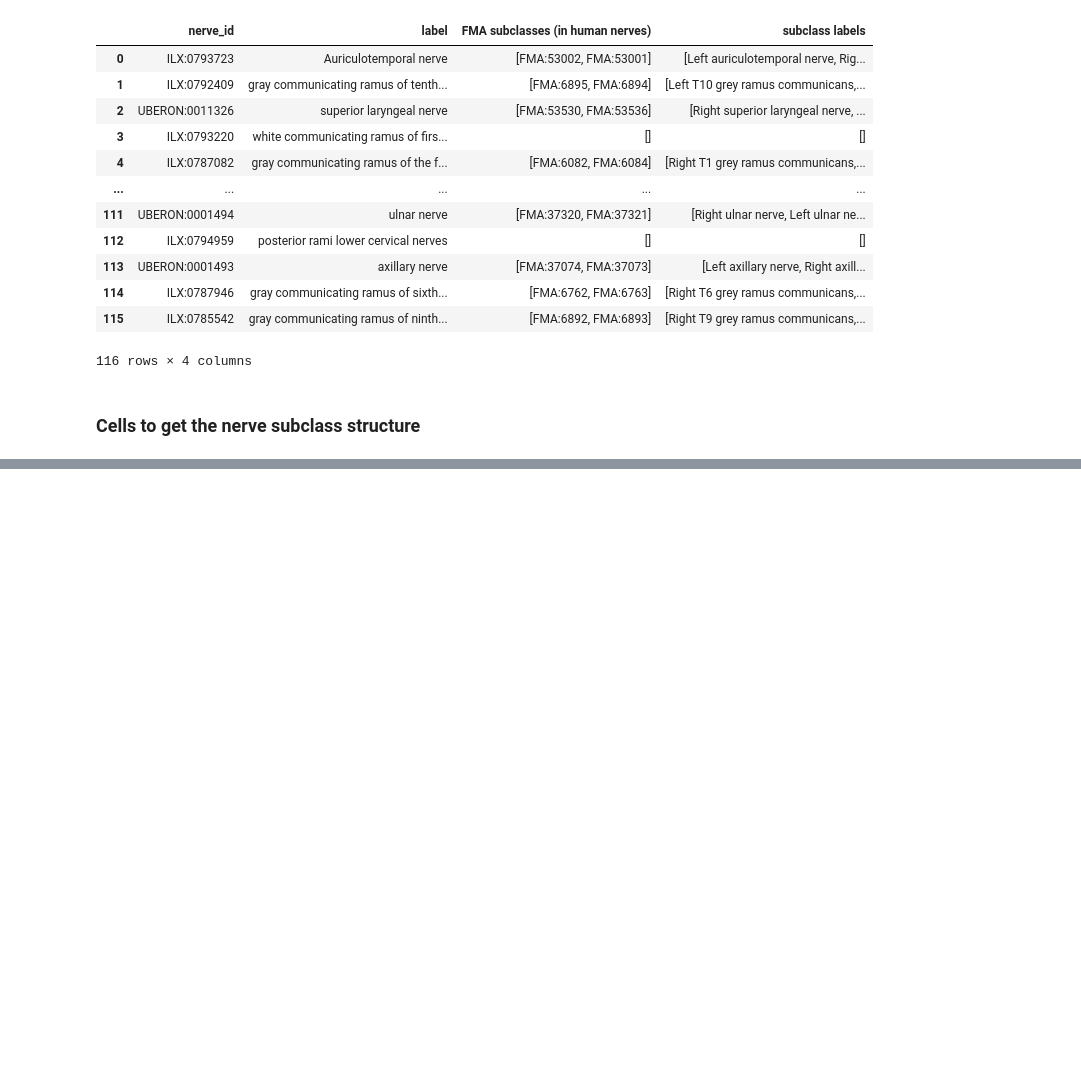
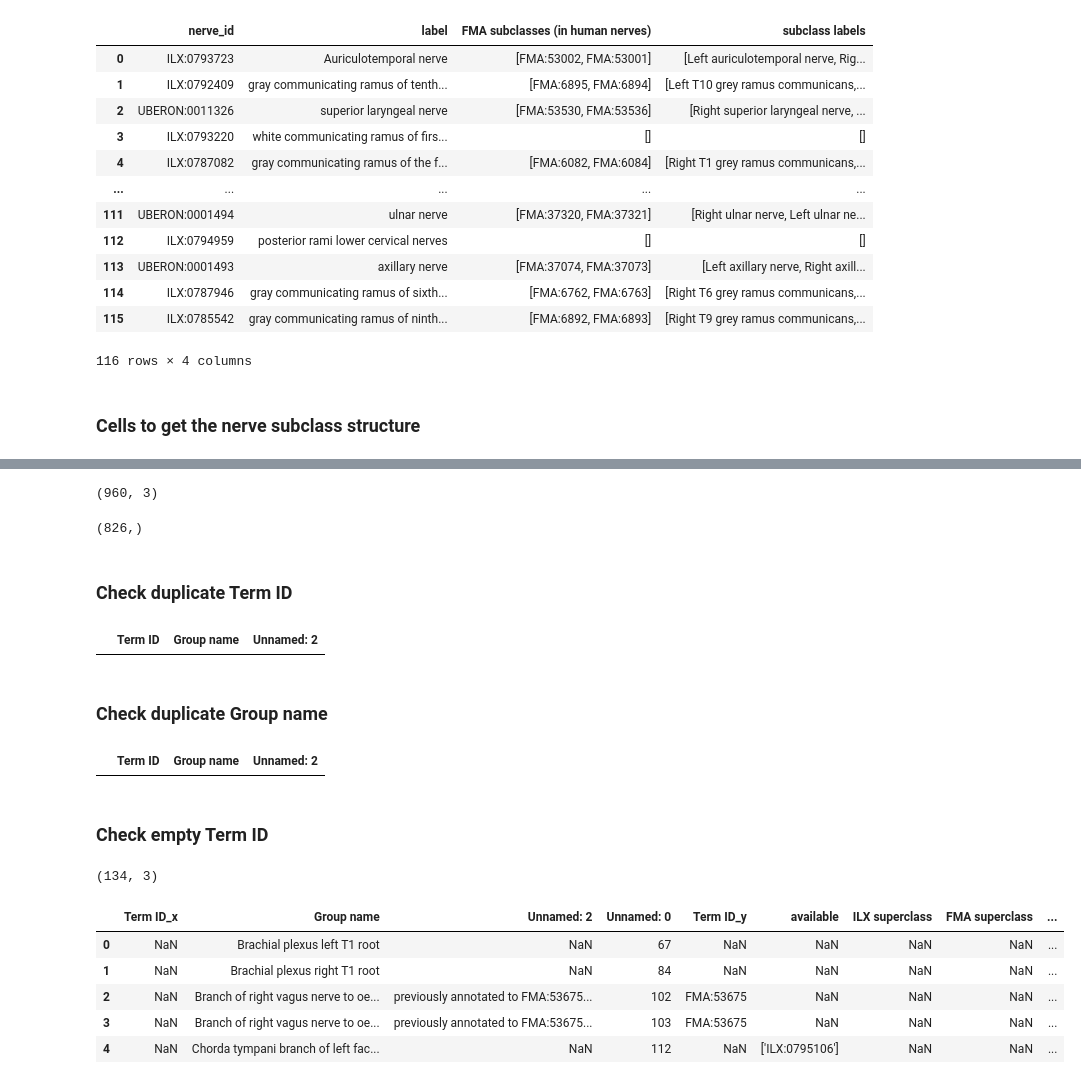
Before and after one commit to napakalas/sckan-nerves, a Jupyter notebook: sckan_nerves.ipynb, the cells around one changed output, grey strips where cells are left out. Drawn from its saved outputs; the diff is of its cells as text; code cells hidden in the pictures; blank space fills up the shorter version.

Commit message:
Add script to check duplicates.

```diff
--- a/sckan_nerves.ipynb
+++ b/sckan_nerves.ipynb
@@ -497,0 +518,11 @@ with open(GENERATED_DIR / 'UBERON_FMA_Nerve_Hierarchy.json', 'w') as f:
+# %%
+df = pd.read_csv(SOURCE_DIR/'nervesWithVagus_annotations.csv')
+df.shape
+# %% [output]
+(960, 3)
+# %%
+df[df['Term ID'].notna()]['Term ID'].unique().shape
+# %% [output]
+(826,)
+# %% [markdown]
+### Check duplicate Term ID
@@ -497,0 +531,36 @@ with open(GENERATED_DIR / 'UBERON_FMA_Nerve_Hierarchy.json', 'w') as f:
+# %%
+pd.set_option('display.max_rows', None)
+pd.set_option('display.max_columns', None)
+pd.set_option('display.max_colwidth', None)
+
+dupes.sort_values('Term ID')
+# %% [output]
+|  | Term ID | Group name | Unnamed: 2 |
+# %% [markdown]
+### Check duplicate Group name
+# %%
+df[df.duplicated('Group name', keep=False)]
+# %% [output]
+|  | Term ID | Group name | Unnamed: 2 |
+# %% [markdown]
+### Check empty Term ID
+# %%
+### Group name with no Term ID
+df_no_ids = df[df['Term ID'].isna()]
+df_no_ids.shape
+# %% [output]
+(134, 3)
+# %%
+from utility import GENERATED_DIR
+df_mapped = pd.read_csv(GENERATED_DIR/'mapped_fma_nerves.csv')
+# %%
+merged = pd.merge(df_no_ids, df_mapped, on='Group name', how='inner')
+# %%
+merged.head()
+# %% [output]
+|  | Term ID_x | Group name | Unnamed: 2 | Unnamed: 0 | Term ID_y | available | ILX superclass | FMA superclass | ... |
+| 0 | NaN | Brachial plexus left T1 root | NaN | 67 | NaN | NaN | NaN | NaN | ... |
+| 1 | NaN | Brachial plexus right T1 root | NaN | 84 | NaN | NaN | NaN | NaN | ... |
+| 2 | NaN | Branch of right vagus nerve to oe... | previously annotated to FMA:53675... | 102 | FMA:53675 | NaN | NaN | NaN | ... |
+| 3 | NaN | Branch of right vagus nerve to oe... | previously annotated to FMA:53675... | 103 | FMA:53675 | NaN | NaN | NaN | ... |
+| 4 | NaN | Chorda tympani branch of left fac... | NaN | 112 | NaN | ['ILX:0795106'] | NaN | NaN | ... |
```
Also changed, not shown: parts of 6 cells of this notebook, 1 other file.
